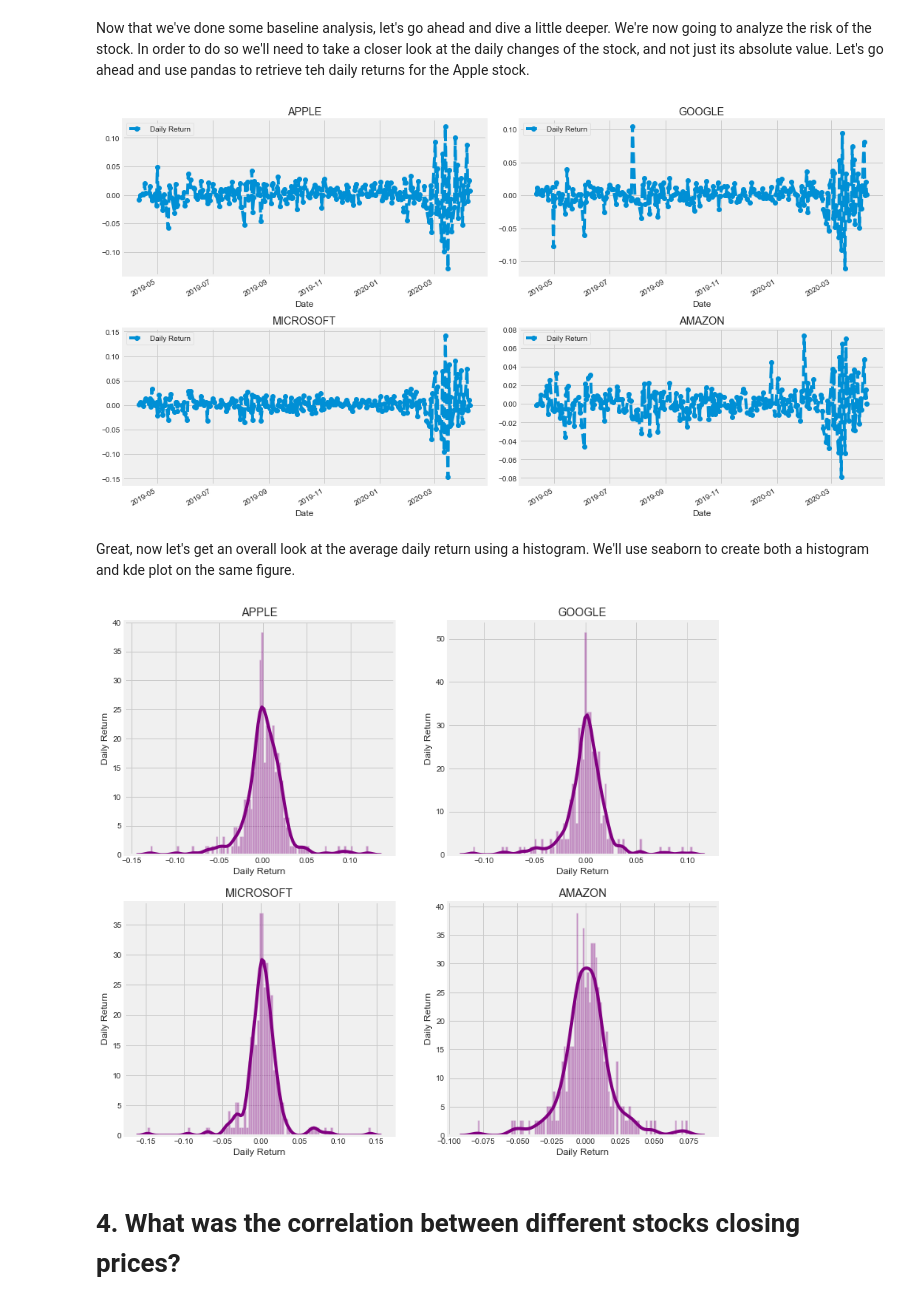
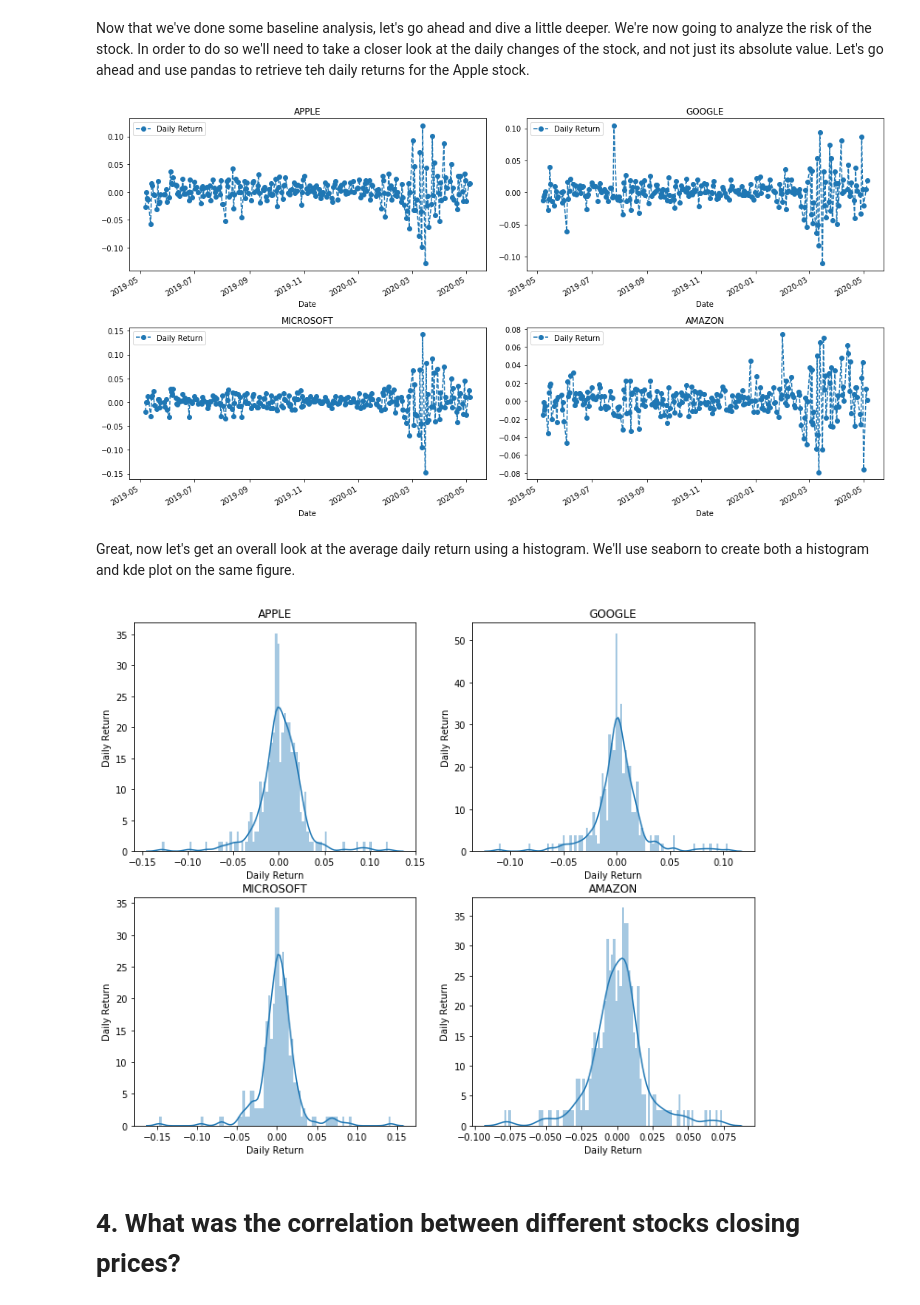
Before and after one commit to fares-ds/Predicting-the-closing-stock-price-of-APPLE-using-LSTM, a Jupyter notebook: Stock Market Analysis.ipynb, the cells around one changed output. Cells and saved outputs as stored; diff of their text form; code cells hidden in the pictures.

```diff
--- a/Stock Market Analysis.ipynb
+++ b/Stock Market Analysis.ipynb
@@ -27,12 +23,13 @@ import numpy as np
 
 import matplotlib.pyplot as plt
 import seaborn as sns
-sns.set_style('whitegrid')
-plt.style.use("fivethirtyeight")
+# sns.set_style('whitegrid')
+# plt.style.use("fivethirtyeight")
 %matplotlib inline
 
 # For reading stock data from yahoo
 from pandas_datareader.data import DataReader
+from pandas.util.testing import assert_frame_equal
 
 # For time stamps
 from datetime import datetime
@@ -112,12 +107,11 @@ memory usage: 15.8+ KB
 # %%
 # Let's see a historical view of the closing price
 
-
-plt.figure(figsize=(12, 8))
+plt.figure(figsize=(12, 12))
 plt.subplots_adjust(top=1.25, bottom=1.2)
 
 for i, company in enumerate(company_list, 1):
-    plt.subplot(2, 2, i)
+    plt.subplot(4, 1, i)
     company['Adj Close'].plot()
     plt.ylabel('Adj Close')
     plt.xlabel(None)
@@ -127,10 +121,10 @@ for i, company in enumerate(company_list, 1):
 # %%
 # Now let's plot the total volume of stock being traded each day
-plt.figure(figsize=(12, 8))
+plt.figure(figsize=(12, 12))
 plt.subplots_adjust(top=1.25, bottom=1.2)
 
 for i, company in enumerate(company_list, 1):
-    plt.subplot(2, 2, i)
+    plt.subplot(4, 1, i)
     company['Volume'].plot()
     plt.ylabel('Volume')
     plt.xlabel(None)
@@ -211,22 +198,23 @@ axes[1,1].set_title('AMAZON')
 
 fig.tight_layout()
 # %% [output]
-[figure, old version]
+[figure, new version]
 # %% [markdown]
 Great, now let's get an overall look at the average daily return using a histogram. We'll use seaborn to create both a histogram and kde plot on the same figure.
 # %%
 # Note the use of dropna() here, otherwise the NaN values can't be read by seaborn
-plt.figure(figsize=(12, 12))
+plt.figure(figsize=(12, 10))
 
 for i, company in enumerate(company_list, 1):
     plt.subplot(2, 2, i)
-    sns.distplot(company['Daily Return'].dropna(), bins=100, color='purple')
+    sns.distplot(company['Daily Return'].dropna(), bins=100)
     plt.ylabel('Daily Return')
     plt.title(f'{company_name[i - 1]}')
+
 # Could have also done:
-#AAPL['Daily Return'].hist()
+# AAPL['Daily Return'].hist()
 # %% [output]
-[figure, old version]
+[figure, new version]
 # %% [markdown]
 # 4. What was the correlation between different stocks closing prices?
 # %% [markdown]
```
Also changed, not shown: parts of 31 cells of this notebook.
